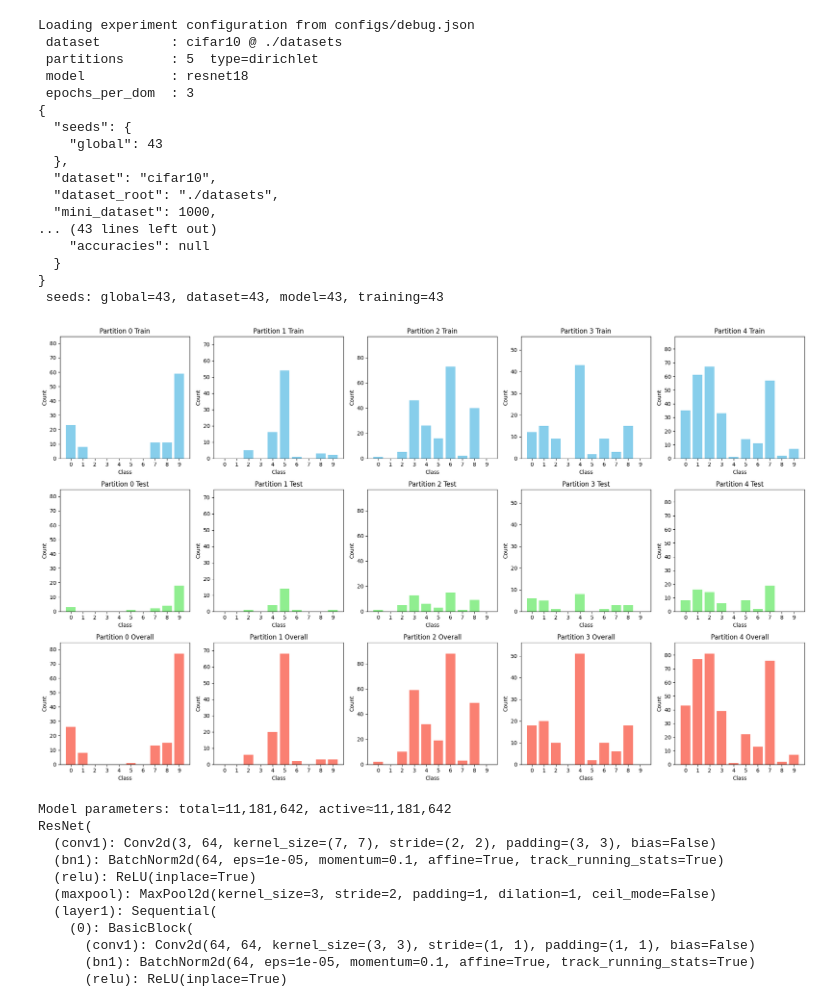
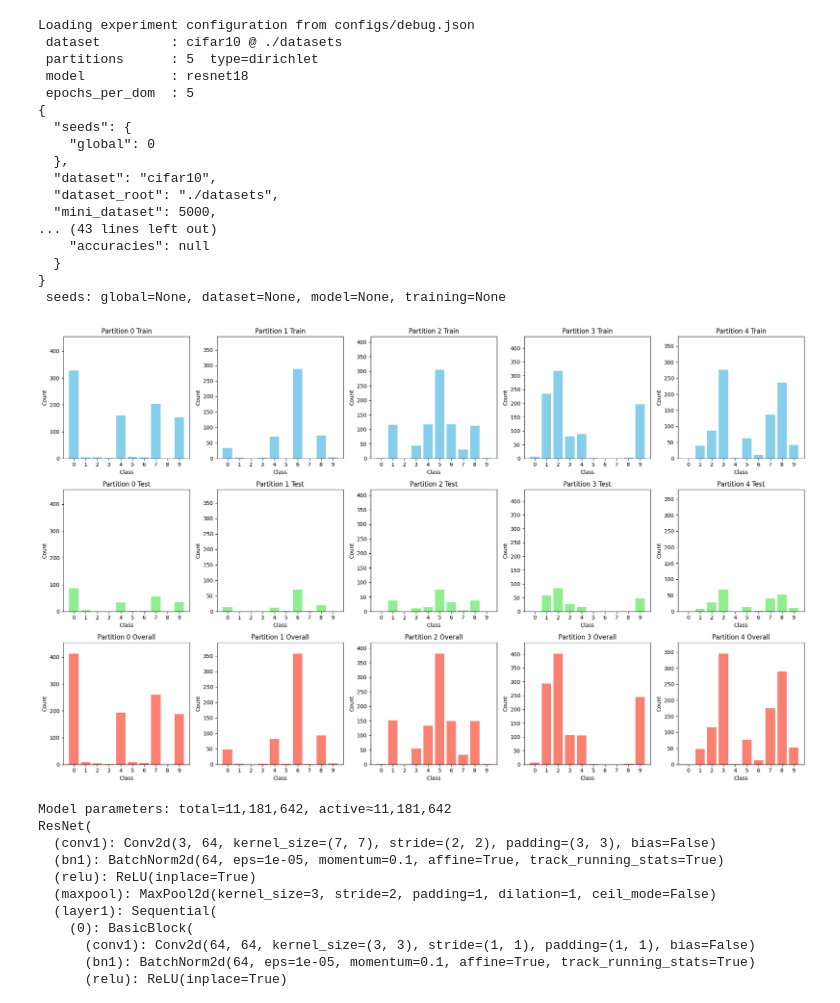
Before and after one commit to scaleoutsystems/continous-MoE, a Jupyter notebook: DIL_Experiment.ipynb, the cells around one changed output. Drawn from its saved outputs; the diff is of its cells as text; code cells hidden in the pictures.

Commit message:
Fixed seeds, saving to single file, added imagenet(+te also), cifar-10

```diff
--- a/DIL_Experiment.ipynb
+++ b/DIL_Experiment.ipynb
@@ -66,11 +67,28 @@ baseline_accs = None
 if cfg.get("baseline", {}).get("train", False):
     print("Training baseline models for reference accuracies...")
     baseline_accs = []
-    # apply model seed for reproducibility
-    mseed = cfg.get("seeds", {}).get("model", cfg.get("seeds", {}).get("global", 0))
-    torch.manual_seed(mseed)
-    np.random.seed(mseed)
-    random.seed(mseed)
+
+    def _norm_seed(val):
+        if val is None:
+            return None
+        if isinstance(val, str) and val.lower() == "random":
+            return None
+        try:
+            iv = int(val)
+            if iv == 0:
+                return None
+            return iv
+        except Exception:
+            return None
+
+    mseed = _norm_seed(cfg.get("seeds", {}).get(
+        "model", cfg.get("seeds", {}).get("global", None)
+    ))
+    if mseed is not None:
+        torch.manual_seed(mseed)
+        np.random.seed(mseed)
+        random.seed(mseed)
+
     for d in range(num_domains):
         bmodel = create_model(cfg).to(device)
         # recreate optimizer with same settings as the main run
@@ -80,42 +98,42 @@ if cfg.get("baseline", {}).get("train", False):
             bopt = torch.optim.Adam(bmodel.parameters(), lr=lr)
         elif opt_cfg["name"].lower() == "sgd":
             bopt = torch.optim.SGD(bmodel.parameters(), lr=lr,
-                                    momentum=opt_cfg.get("momentum", 0.0))
+                                   momentum=opt_cfg.get("momentum", 0.0))
         else:
             raise ValueError(f"Unsupported optimizer {opt_cfg['name']}")
         for _ in range(epochs_per_domain):
             bmodel.train()
             for x, y in train_loaders[d]:
                 x, y = x.to(device), y.to(device)
                 bopt.zero_grad()
                 loss = setup["criterion"](bmodel(x), y)
                 loss.backward()
                 bopt.step()
         acc = evaluate_accuracy(bmodel, test_loaders[d], device)
         baseline_accs.append(acc)
     print("Baseline accuracies per domain:", baseline_accs)
 
 # plot partition distributions for sanity check
 plot_partition_distributions(train_loaders, test_loaders, num_classes=num_classes)
 # %% [output]
 Loading experiment configuration from configs/debug.json
  dataset         : cifar10 @ ./datasets
  partitions      : 5  type=dirichlet
  model           : resnet18
- epochs_per_dom  : 3
+ epochs_per_dom  : 5
 {
   "seeds": {
-    "global": 43
+    "global": 0
   },
   "dataset": "cifar10",
   "dataset_root": "./datasets",
-  "mini_dataset": 1000,
+  "mini_dataset": 5000,
 ... (43 lines left out)
     "accuracies": null
   }
 }
- seeds: global=43, dataset=43, model=43, training=43
+ seeds: global=None, dataset=None, model=None, training=None
-[figure, old version]
+[figure, new version]
 # %%
 # ----------------------------------------
 # Model, optimizer, scheduler, loss
```
Also changed, not shown: parts of 5 cells of this notebook, 7 other files.
